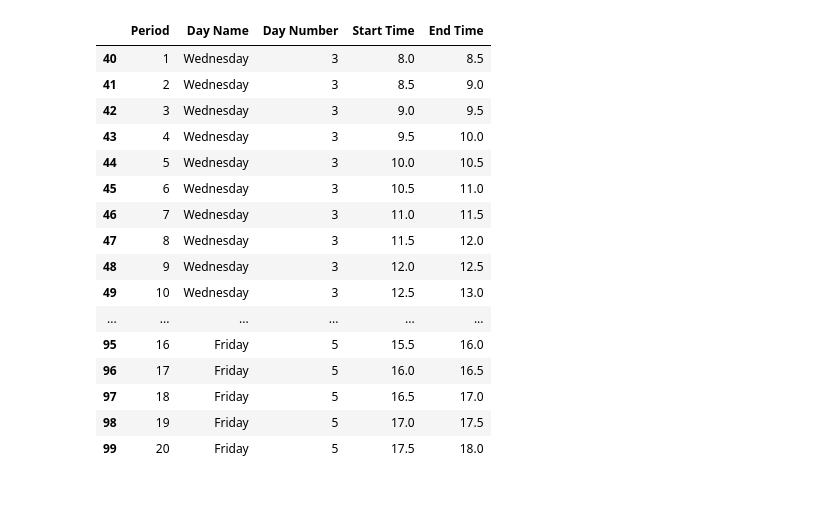
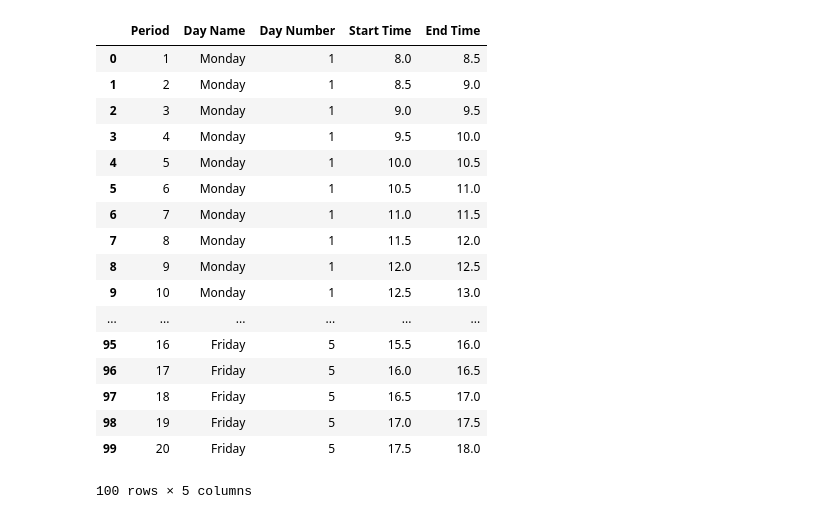
Before and after one commit to isossa/MATH4320, a Jupyter notebook: Project 1/Comp -- Project 1.ipynb, the cells around one changed output. Cells and saved outputs as stored; diff of their text form; code cells hidden in the pictures.

```diff
--- a/Project 1/Comp -- Project 1.ipynb
+++ b/Project 1/Comp -- Project 1.ipynb
@@ -179,43 +204,48 @@ display(preferences_df)
 # %%
+##Creates the time portion
+##Sets the start at 0800 and end at 1800
+##Sets periods as 0.5 or 30 minute intervals
 def get_period_df() -> pd.DataFrame:
     '''Create a dataframe with days'''
     days = ['Monday', 'Tuesday', 'Wednesday', 'Thrusday', 'Friday']
     days_of_weeks = dict(zip(days, range(1, 6)))
     days_of_weeks
 
     result = pd.DataFrame(columns=['Period', 'Day'])
     start = 1
     day_digits = []
     day_names = []
     for day, day_digit in days_of_weeks.items():
         day_names.extend([day] * 20)
         day_digits.extend([day_digit] * 20)
 
     start_hour = 8
     end_hour = 18
     start_time = [x * 0.5 for x in range(2*start_hour, 2*end_hour)] * len(days)
     end_time = [x * 0.5 for x in range(2*start_hour + 1, 2*end_hour + 1)] * len(days)
 
 
     return pd.DataFrame.from_dict({'Period' : list(range(1, 21)) * 5, 'Day Name' : day_names, 'Day Number' : day_digits,
                                    'Start Time' : start_time, 'End Time' : end_time})
 
-get_period_df().tail(60)
+period_df = get_period_df()
+period_df
 # %% [output]
 |  | Period | Day Name | Day Number | Start Time | End Time |
-| 40 | 1 | Wednesday | 3 | 8.0 | 8.5 |
-| 41 | 2 | Wednesday | 3 | 8.5 | 9.0 |
-| 42 | 3 | Wednesday | 3 | 9.0 | 9.5 |
-| 43 | 4 | Wednesday | 3 | 9.5 | 10.0 |
-| 44 | 5 | Wednesday | 3 | 10.0 | 10.5 |
-| 45 | 6 | Wednesday | 3 | 10.5 | 11.0 |
-| 46 | 7 | Wednesday | 3 | 11.0 | 11.5 |
-| 47 | 8 | Wednesday | 3 | 11.5 | 12.0 |
-| 48 | 9 | Wednesday | 3 | 12.0 | 12.5 |
-| 49 | 10 | Wednesday | 3 | 12.5 | 13.0 |
+| 0 | 1 | Monday | 1 | 8.0 | 8.5 |
+| 1 | 2 | Monday | 1 | 8.5 | 9.0 |
+| 2 | 3 | Monday | 1 | 9.0 | 9.5 |
+| 3 | 4 | Monday | 1 | 9.5 | 10.0 |
+| 4 | 5 | Monday | 1 | 10.0 | 10.5 |
+| 5 | 6 | Monday | 1 | 10.5 | 11.0 |
+| 6 | 7 | Monday | 1 | 11.0 | 11.5 |
+| 7 | 8 | Monday | 1 | 11.5 | 12.0 |
+| 8 | 9 | Monday | 1 | 12.0 | 12.5 |
+| 9 | 10 | Monday | 1 | 12.5 | 13.0 |
 | ... | ... | ... | ... | ... | ... |
 | 95 | 16 | Friday | 5 | 15.5 | 16.0 |
 | 96 | 17 | Friday | 5 | 16.0 | 16.5 |
 | 97 | 18 | Friday | 5 | 16.5 | 17.0 |
 | 98 | 19 | Friday | 5 | 17.0 | 17.5 |
 | 99 | 20 | Friday | 5 | 17.5 | 18.0 |
+100 rows × 5 columns
```
Also changed, not shown: parts of 6 cells of this notebook.
